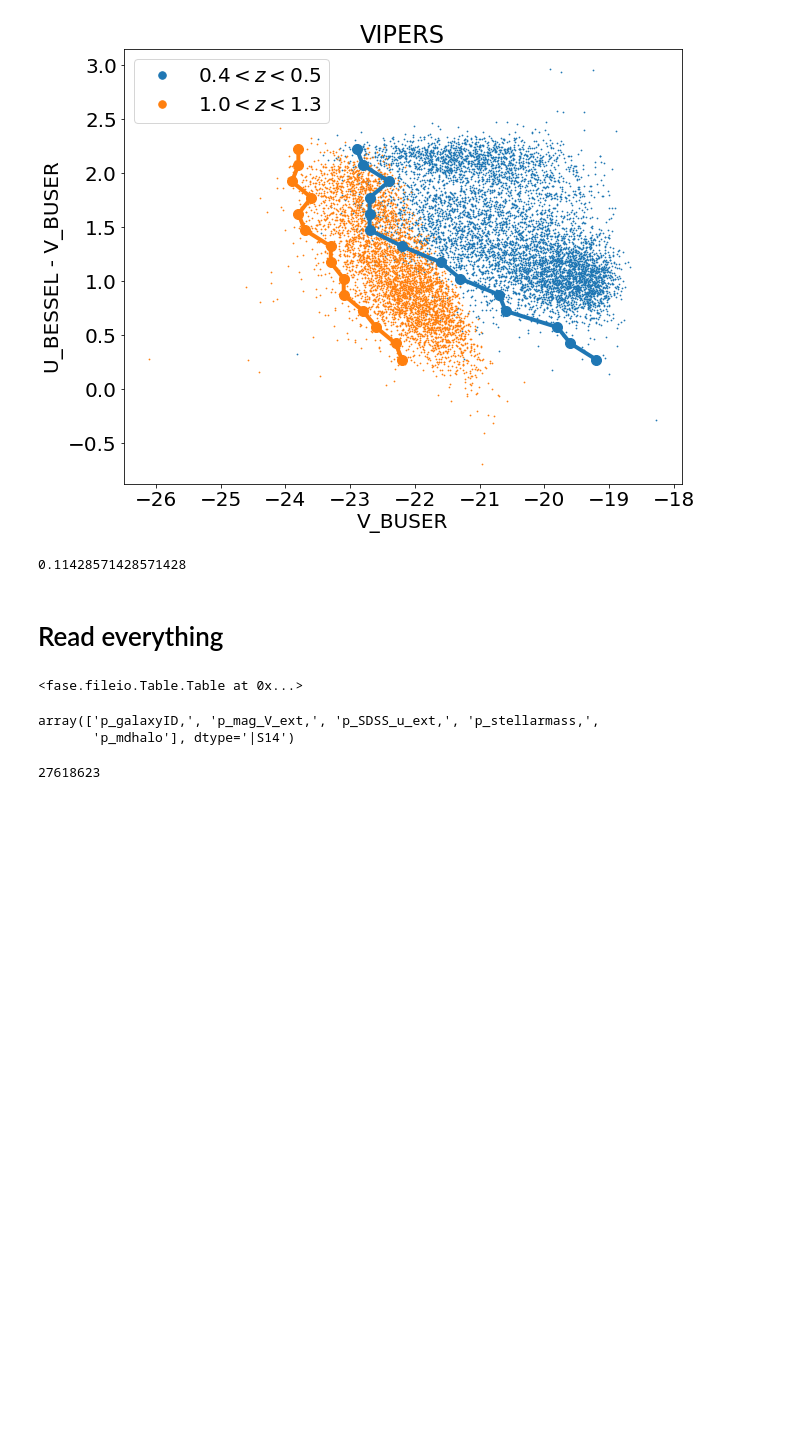
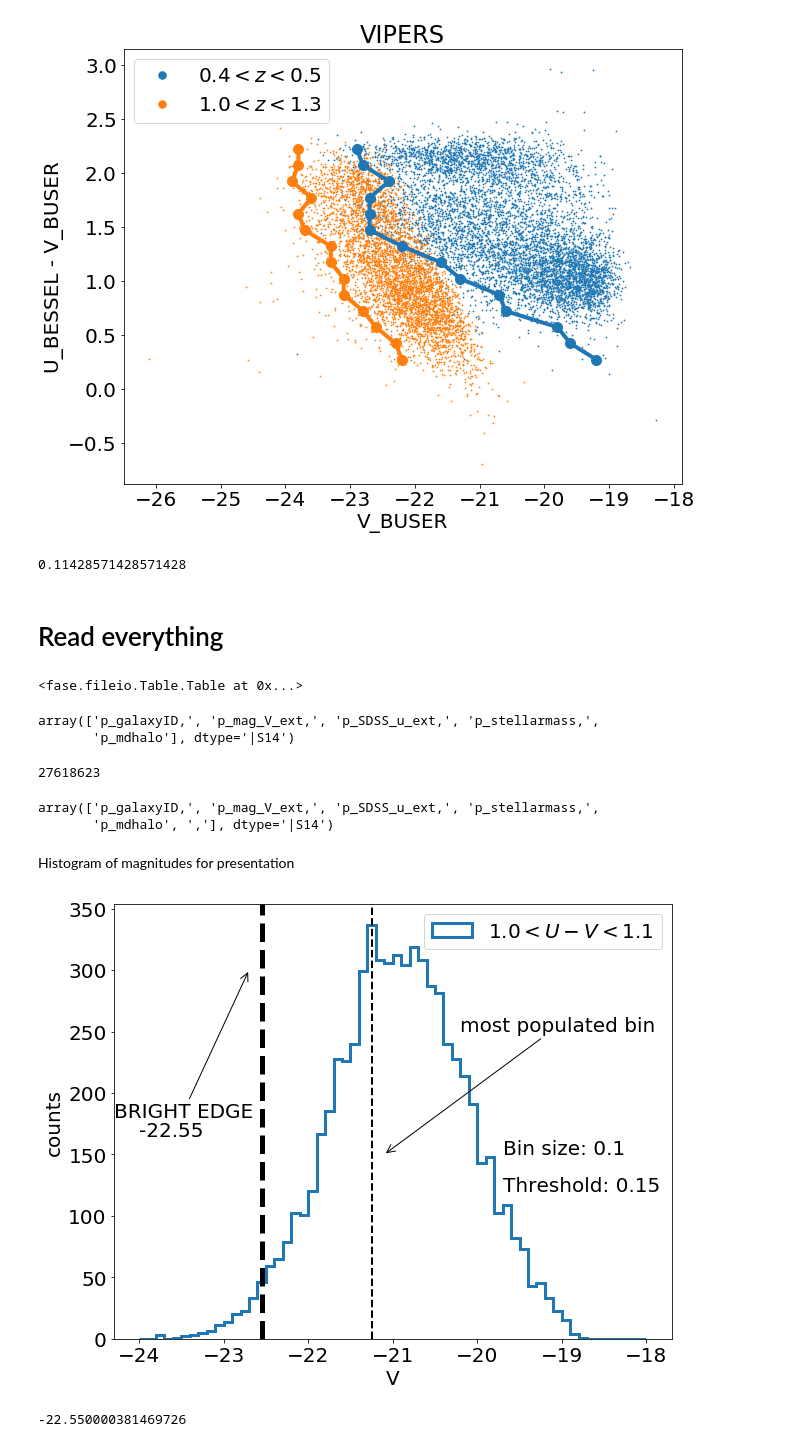
Before and after one commit to GiorgioManzoni/VIPERS_GALFORM, a Jupyter notebook: 008_progenitor_EDGE_egltools.ipynb, the cells around one changed output. Drawn from its saved outputs; the diff is of its cells as text; code cells hidden in the pictures; blank space fills up the shorter version.

```diff
--- a/008_progenitor_EDGE_egltools.ipynb
+++ b/008_progenitor_EDGE_egltools.ipynb
@@ -220,3 +220,56 @@ plt.ylabel("U_BESSEL - V_BUSER")
 plt.title('VIPERS')
 #plt.savefig('../plots/008/bright_edge_VIPERS.png')
 plt.show()
+# %%
+des47.getColNames()
+# %% [output]
+array(['p_galaxyID,', 'p_mag_V_ext,', 'p_SDSS_u_ext,', 'p_stellarmass,',
+       'p_mdhalo', ','], dtype='|S14')
+# %% [markdown]
+Histogram of magnitudes for presentation
+# %%
+colour_bin_fixed = np.where((UV_vip>=1.0)&(UV_vip<1.1))
+# %%
+mag_bin_low = -24
+mag_bin_high = -18
+mag_bin_size=0.1
+N_bins= int((mag_bin_high-mag_bin_low)/(mag_bin_size)+0.5)
+
+plt.figure(figsize=(10,8))
+plt.hist(V_vip[colour_bin_fixed],bins=N_bins,range=(mag_bin_low,mag_bin_high),label='$1.0 < U - V < 1.1$',histtype='step',lw=3)
+counts, x_bins = np.histogram(V_vip[colour_bin_fixed],bins=N_bins,range=(mag_bin_low,mag_bin_high))
+histo_max = np.max(counts[:-1])
+histo_max_index = np.argmax(counts[:-1])
+plt.axvline(x_bins[histo_max_index]+0.05,lw=2,ls='dashed',c='k')
+
+#loop to find the edge
+threashold=0.15
+for j in range(histo_max_index,0,-1):
+    if (counts[j]<histo_max * threashold):
+        edge_index = j
+        break
+
+plt.axvline(x_bins[j]+0.05,lw=5,ls='dashed',c='k')
+
+plt.xlabel(r'V')
+plt.ylabel('counts')
+
+#plt.arrow(-23.7,200,0.8,30)#,head_length=6,head_width=0.5, fc='k', ec='k',overhang=0,capstyle='projecting')
+#plt.text(-24.3,180,"BRIGHT EDGE")
+
+plt.annotate("BRIGHT EDGE", xy=(-22.7,300), xytext=(-24.3,180), arrowprops=dict(arrowstyle="->"))
+plt.text(-24.,165,round(x_bins[j]+mag_bin_size/2.,2))
+
+plt.annotate("most populated bin", xy=(-21.1,150), xytext=(-20.2,250), arrowprops=dict(arrowstyle="->"))
+plt.legend()
+
+plt.text(-19.7,150.,"Bin size: "+str(mag_bin_size))
+plt.text(-19.7,120.,"Threshold: "+str(threashold))
+
+
+plt.savefig('../../presentations/FLAT/defining_edge_histo_1.png')
+plt.show()
+print x_bins[j]+0.05
+# %% [output]
+[figure, added]
+-22.550000381469726
```
Also changed, not shown: parts of 4 cells of this notebook.
